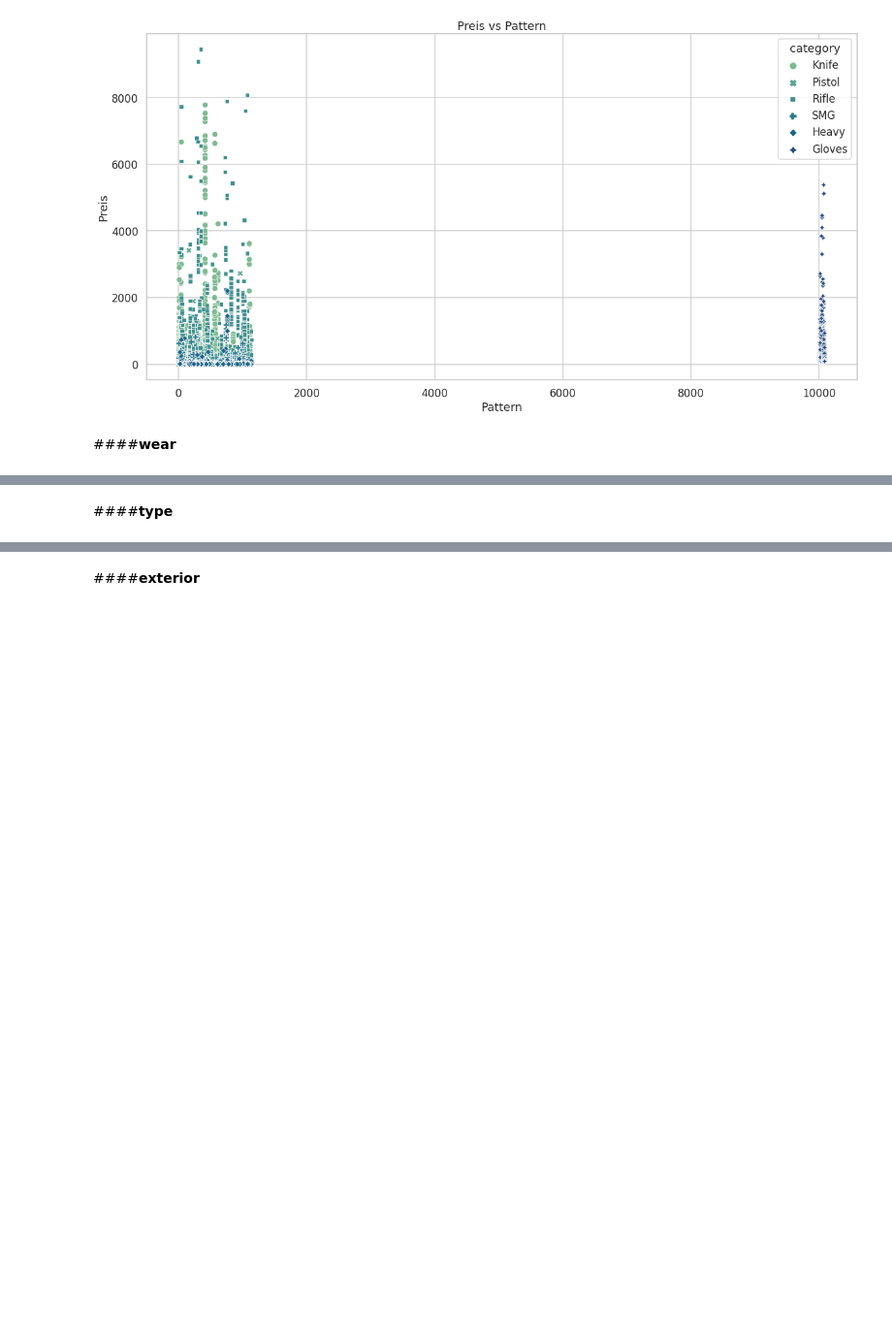
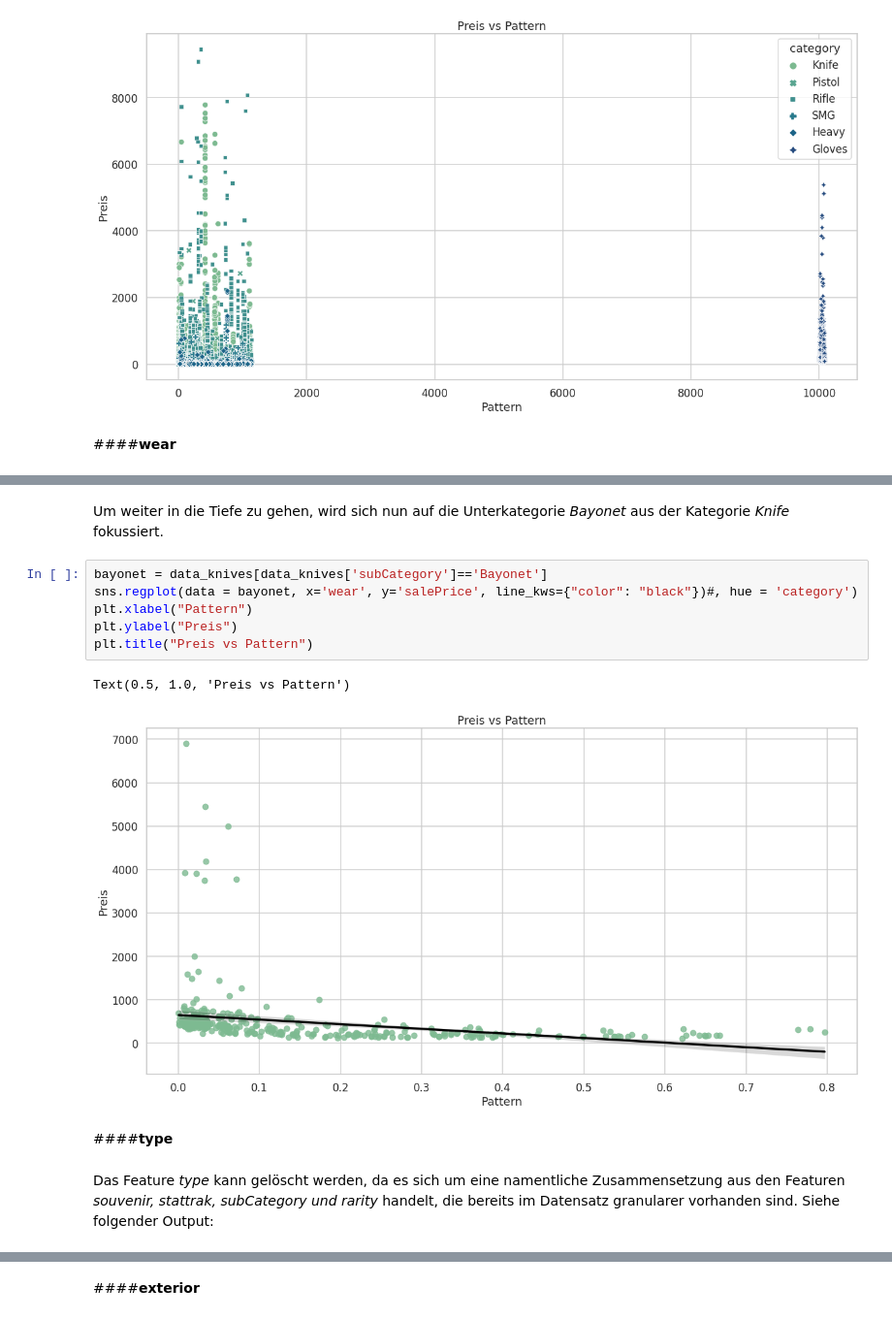
Before and after one commit to princessivy/Analyzing_CSGO_SkinPrices, a Jupyter notebook: CSGO_Analytics.ipynb, the cells around one changed output, grey strips where cells are left out. Shown at 97% size. Drawn from its saved outputs; the diff is of its cells as text; blank space fills up the shorter version.

```diff
--- a/CSGO_Analytics.ipynb
+++ b/CSGO_Analytics.ipynb
@@ -837,2 +887,15 @@ Text(0.5, 1.0, 'Preis vs Pattern')
+# %% [markdown]
+Um weiter in die Tiefe zu gehen, wird sich nun auf die Unterkategorie *Bayonet* aus der Kategorie *Knife* fokussiert.
+# %%
+bayonet = data_knives[data_knives['subCategory']=='Bayonet']
+sns.regplot(data = bayonet, x='wear', y='salePrice', line_kws={"color": "black"})#, hue = 'category')
+plt.xlabel("Pattern")
+plt.ylabel("Preis")
+plt.title("Preis vs Pattern")
+# %% [output]
+Text(0.5, 1.0, 'Preis vs Pattern')
+[figure, added]
 # %% [markdown]
 ####**type**
+# %% [markdown]
+Das Feature *type* kann gelöscht werden, da es sich um eine namentliche Zusammensetzung aus den Featuren *souvenir, stattrak, subCategory und rarity* handelt, die bereits im Datensatz granularer vorhanden sind. Siehe folgender Output:
```
Also changed, not shown: parts of 24 cells of this notebook.
